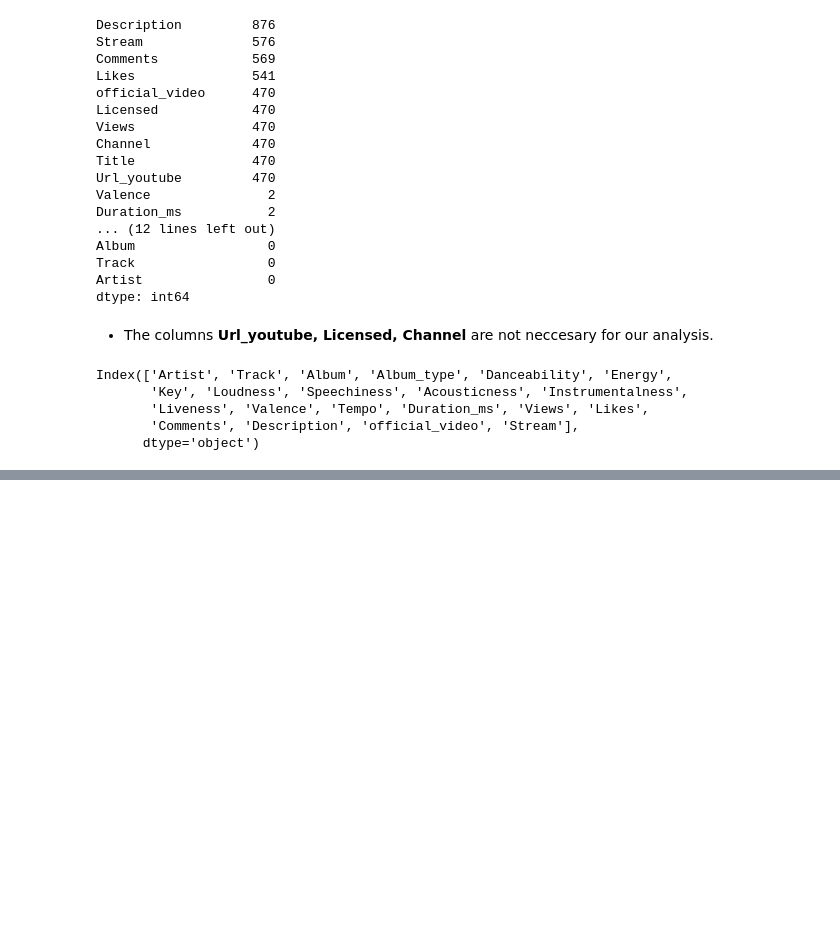
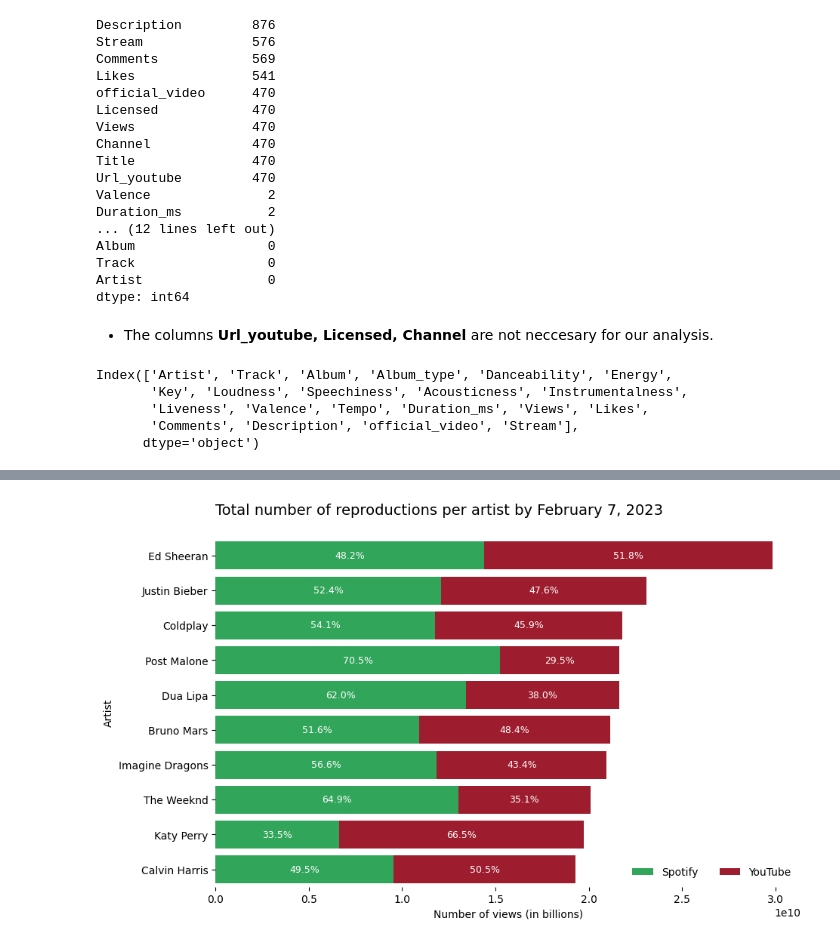
Before and after one commit to VictorRegueira/SongsStatistics, a Jupyter notebook: SongsStatistics/01 - Cleaning and first impressions.ipynb, the cells around one changed output, grey strips where cells are left out. Cells and saved outputs as stored; diff of their text form; code cells hidden in the pictures; blank space fills up the shorter version.

Commit message:
Bar chart added - Reproductions per artist
First chart propossal

```diff
--- a/SongsStatistics/01 - Cleaning and first impressions.ipynb
+++ b/SongsStatistics/01 - Cleaning and first impressions.ipynb
@@ -113,0 +119,3 @@ Index(['Artist', 'Track', 'Album', 'Album_type', 'Danceability', 'Energy',
+# %%
+music_df=music_df.dropna(subset=['Stream','Views'])
+music_df.isnull().sum().sort_values(ascending=False)
@@ -113,0 +140,14 @@ Index(['Artist', 'Track', 'Album', 'Album_type', 'Danceability', 'Energy',
+# %%
+# Group the songs by artist and sum its total reproductions
+artist_reprod = music_df.groupby('Artist')[['Views', 'Stream']].sum()
+
+# Create a new column with the total of reproductions
+artist_reprod['Total'] = artist_reprod['Stream'] + artist_reprod['Views']
+
+# Sort the artists by the sum of views and streams
+artist_sorted = artist_reprod.sort_values(['Total'], ascending=False)
+
+top_10 = artist_sorted.head(10)
+
+# top_10.reset_index(inplace=True)
+top_10
@@ -113,0 +167,30 @@ Index(['Artist', 'Track', 'Album', 'Album_type', 'Danceability', 'Energy',
+# %%
+spotify_color = '#1DB954'
+youtube_color = '#b2071d'
+# %%
+# calculate the percentage of each color within the total bar
+spotify_pct = top_10['Stream'] / top_10['Total']
+youtube_pct = top_10['Views'] / top_10['Total']
+
+# plot the horizontal bar chart
+fig, ax = plt.subplots(figsize=(10,6))
+spotify_bar = sns.barplot(x="Stream", y=top_10.index, data=top_10, color=spotify_color, label="Spotify")
+youtube_bar = sns.barplot(x="Views", y=top_10.index, data=top_10, color=youtube_color, label="YouTube", left=top_10['Stream'])
+
+# add percentage labels to bars
+for i, (spotify_val, youtube_val) in enumerate(zip(top_10['Stream'], top_10['Views'])):
+    total_val = spotify_val + youtube_val
+    spotify_pct_val = spotify_pct[i]
+    youtube_pct_val = youtube_pct[i]
+    ax.text(spotify_val/2, i, f'{spotify_pct_val:.1%}', ha='center', va='center', color='white', fontsize=9)
+    ax.text(spotify_val + youtube_val/2, i, f'{youtube_pct_val:.1%}', ha='center', va='center', color='white', fontsize=9)
+
+ax.set(xlabel="Number of views (in billions)", ylabel="Artist")
+ax.legend(ncol=2, loc="lower right", frameon=False)
+ax.set_title('Total number of reproductions per artist by February 7, 2023', loc="left", fontsize=14, y=1.05)
+
+sns.despine(left=True, bottom=True)
+
+plt.show()
+# %% [output]
+[figure, added]
```
Also changed, not shown: parts of 9 cells of this notebook.
